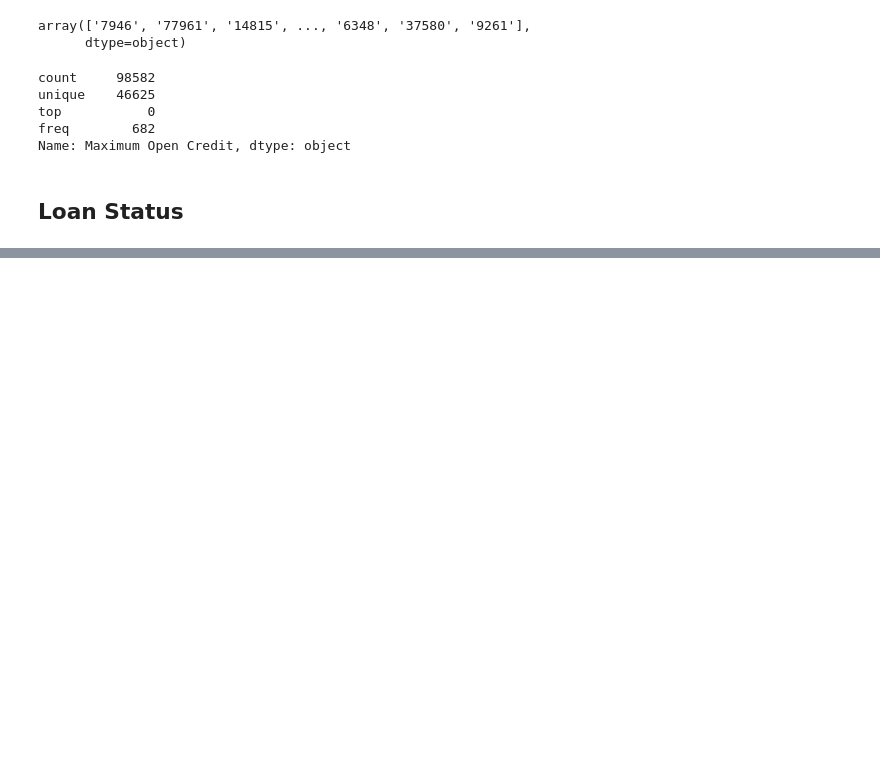
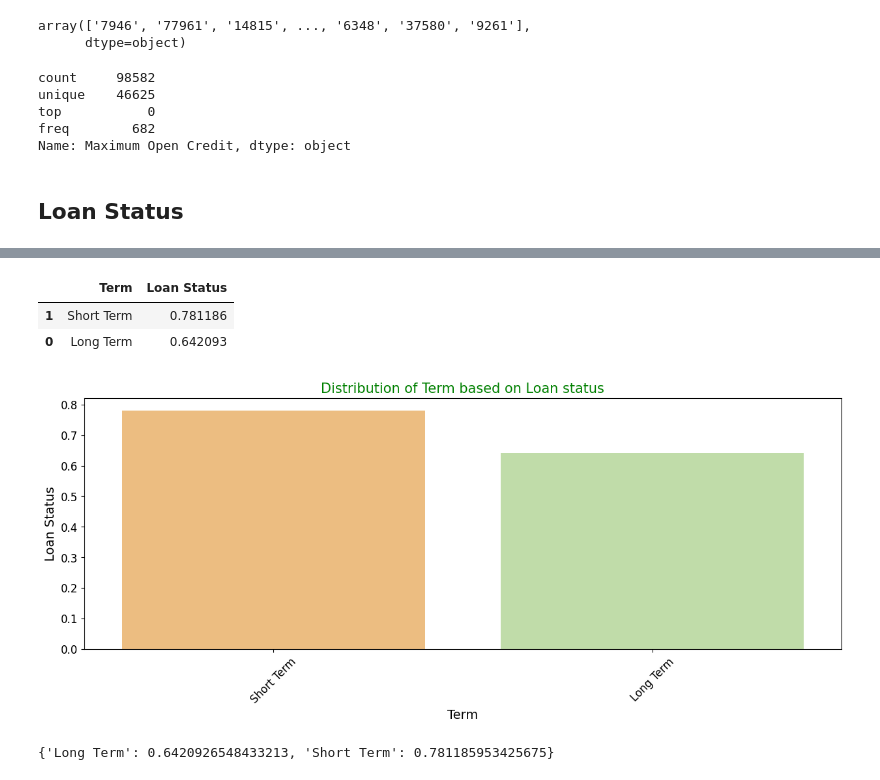
Before and after one commit to M-S-ALAM/Loan-Eligibility-Prediction, a Jupyter notebook: Exploratory Data Analysis.ipynb, the cells around one changed output, grey strips where cells are left out. Drawn from its saved outputs; the diff is of its cells as text; code cells hidden in the pictures; blank space fills up the shorter version.

```diff
--- a/Exploratory Data Analysis.ipynb
+++ b/Exploratory Data Analysis.ipynb
@@ -367,0 +394,15 @@ data['Maximum Open Credit'] = data['Maximum Open Credit'].apply(lambda x:convert
+# %%
+temp = (data.groupby('Term')['Loan Status'].mean()
+            .reset_index().sort_values(by='Loan Status',ascending=False)[:10])
+display(temp)
+
+plt.figure(figsize=(15,5))
+sns.barplot(x=temp['Term'],y=temp['Loan Status'], palette=("Spectral"))
+plt.title("Distribution of Term based on Loan status",size=15)
+plt.xticks(rotation=45)
+plt.show()
+# %% [output]
+|  | Term | Loan Status |
+| 1 | Short Term | 0.781186 |
+| 0 | Long Term | 0.642093 |
+[figure, added]
@@ -367,0 +411,12 @@ data['Maximum Open Credit'] = data['Maximum Open Credit'].apply(lambda x:convert
+# %%
+ # Saving the mapping dict for inference use
+loan_status_term_map = data.groupby('Term')['Loan Status'].mean().to_dict()
+
+import pickle
+fileName = 'model/loan_status_term_map.pkl'
+with open(fileName,'wb') as f:
+    pickle.dump(loan_status_term_map,f)
+
+loan_status_term_map
+# %% [output]
+{'Long Term': 0.6420926548433213, 'Short Term': 0.781185953425675}
```
Also changed, not shown: parts of 23 cells of this notebook, 4 other files.
